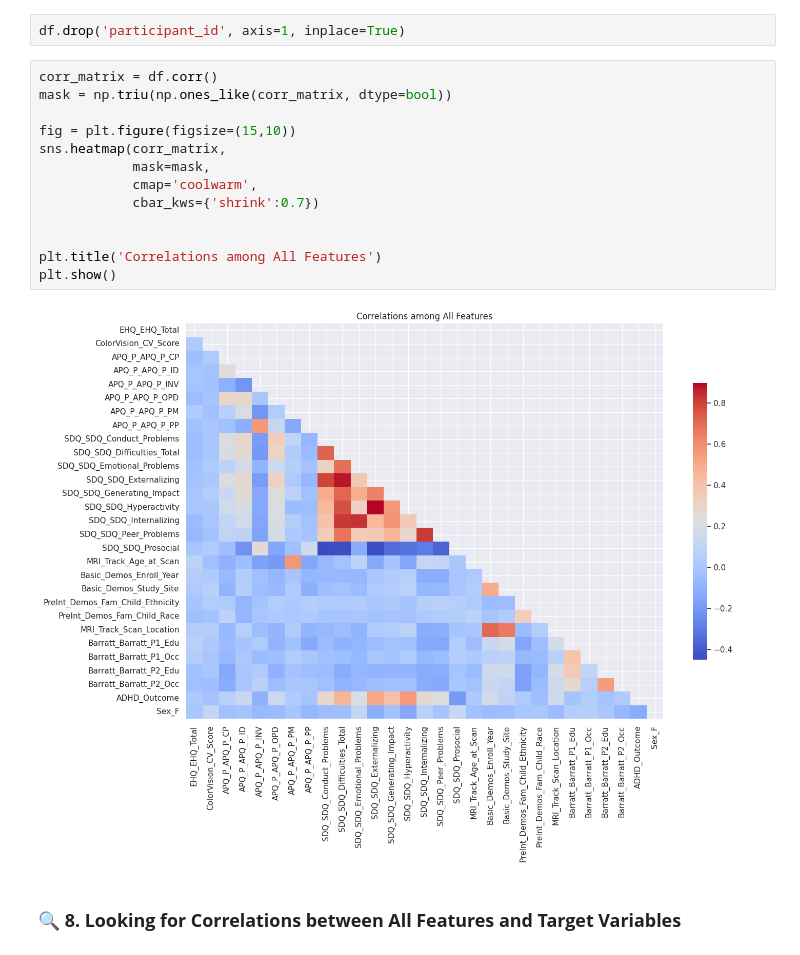
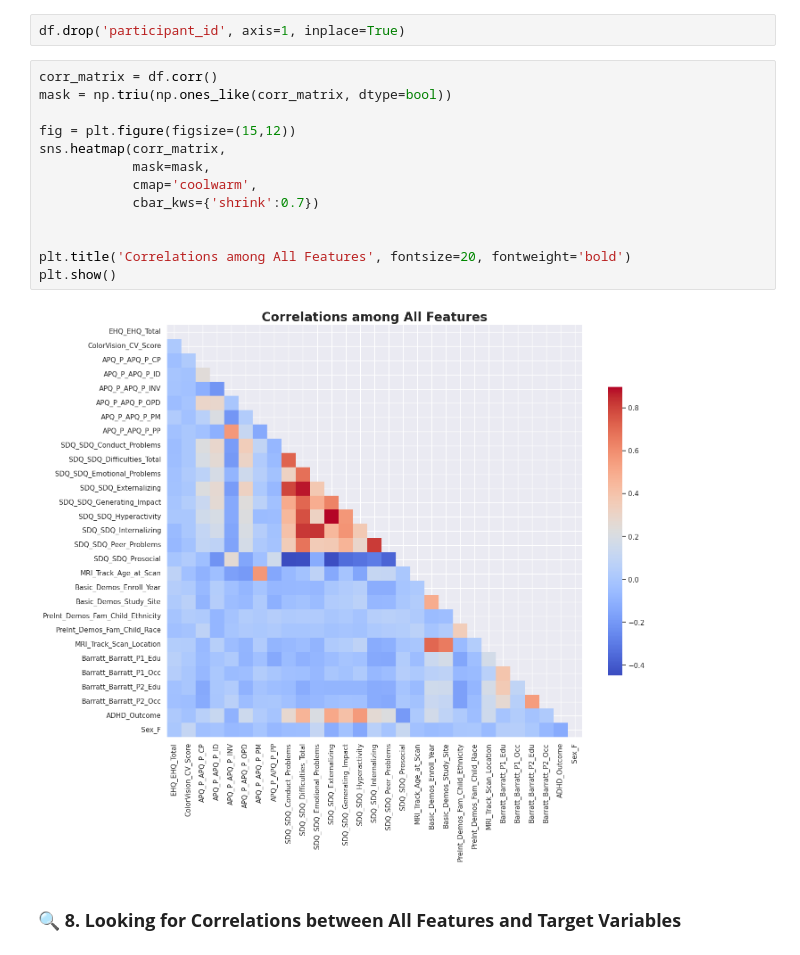
Before and after one commit to yigaai/StoryTelling_with_Data_myTelescope, a Jupyter notebook: understand-adhd.ipynb, the cells around one changed output. Cells and saved outputs as stored; diff of their text form.

```diff
--- a/understand-adhd.ipynb
+++ b/understand-adhd.ipynb
@@ -202,18 +203,18 @@ df.drop('participant_id', axis=1, inplace=True)
 # %%
 corr_matrix = df.corr()
 mask = np.triu(np.ones_like(corr_matrix, dtype=bool))
 
-fig = plt.figure(figsize=(15,10))
+fig = plt.figure(figsize=(15,12))
 sns.heatmap(corr_matrix,
             mask=mask,
             cmap='coolwarm',
             cbar_kws={'shrink':0.7})
 
 
-plt.title('Correlations among All Features')
+plt.title('Correlations among All Features', fontsize=20, fontweight='bold')
 plt.show()
 # %% [output]
-[figure, old version]
+[figure, new version]
 # %% [markdown]
 ### 🔍 **8. Looking for Correlations between All Features and Target Variables**
 # %%
```
Also changed, not shown: parts of 4 cells of this notebook.
